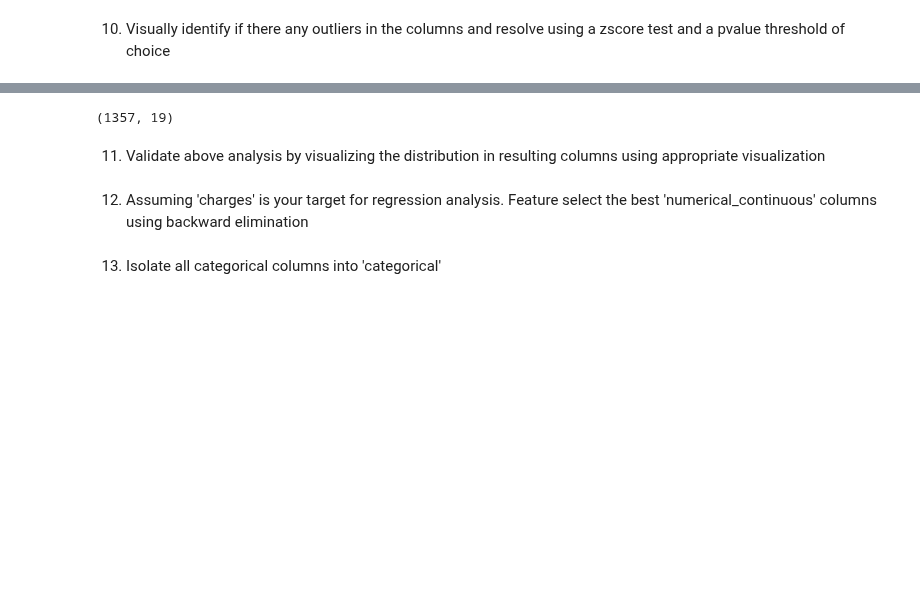
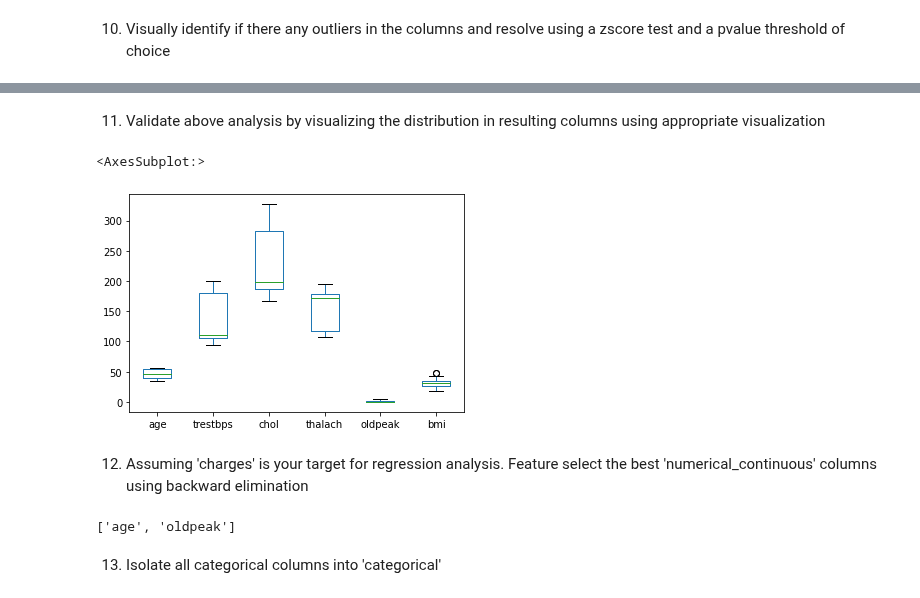
Before and after one commit to Samuel-Jakoyo/Assigment-7, a Jupyter notebook: Assignment 7.ipynb, the cells around one changed output, grey strips where cells are left out. Drawn from its saved outputs; the diff is of its cells as text; code cells hidden in the pictures; blank space fills up the shorter version.

```diff
--- a/Assignment 7.ipynb
+++ b/Assignment 7.ipynb
@@ -303,12 +258,37 @@ print(np.where(zscore > 4))
-# %%
-df_clean = df_all[(zscore < 3).all(axis=1)]
-df_clean.shape
-# %% [output]
-(1357, 19)
 # %% [markdown]
 11. Validate above analysis by visualizing the distribution in resulting columns using appropriate visualization
+# %%
+pvalue = 0.7
+zscore = np.abs(stats.zscore(df_all[['trestbps','chol','thalach','oldpeak']]))
+df_all[(zscore > pvalue).all(axis=1)][numerical_continuous].plot.box()
+# %% [output]
+<AxesSubplot:>
+[figure, added]
 # %% [markdown]
 12. Assuming 'charges' is your target for regression analysis. Feature select the best 'numerical_continuous' columns using backward elimination
+# %%
+import statsmodels.api as sm
+
+df_all = df_all[(zscore > pvalue).all(axis=1)]
+
+var = numerical_continuous
+pmax = 1
+while (len(var) > 0):
+    p=[]
+    x1 = df_all[var]
+    x1 = sm.add_constant(x1)
+    model = sm.OLS(df_all['charges'],x1).fit()
+    p = pd.Series(model.pvalues.values[1:],index=var)
+    pmax = max(p)
+    feature_with_pmax = p.idxmax()
+    if(pmax>0.05):
+        var.remove(feature_with_pmax)
+    else:
+        break
+numerical_continuous_selected = var
+print(numerical_continuous_selected)
+# %% [output]
+['age', 'oldpeak']
 # %% [markdown]
 13. Isolate all categorical columns into 'categorical'
 # %%
```
Also changed, not shown: parts of 65 cells of this notebook, 2 other files.
